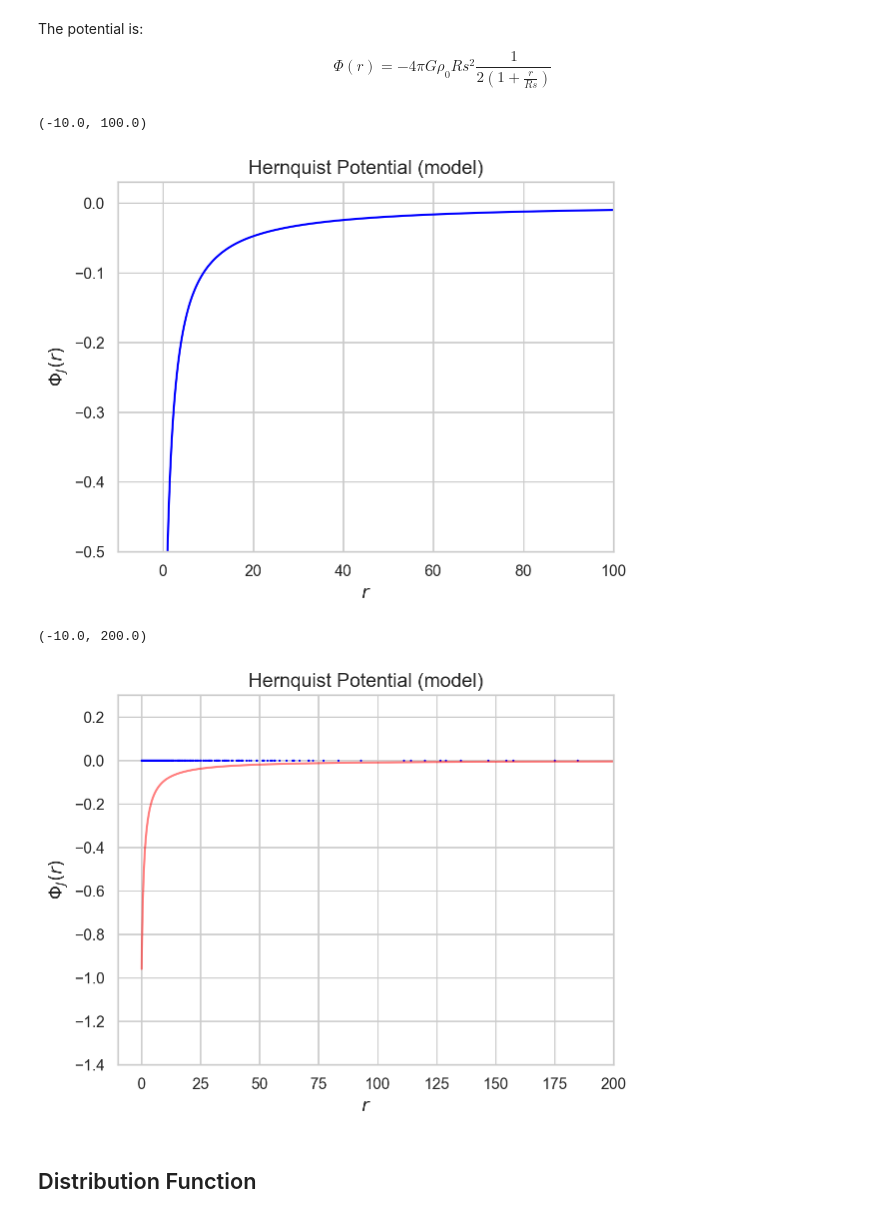
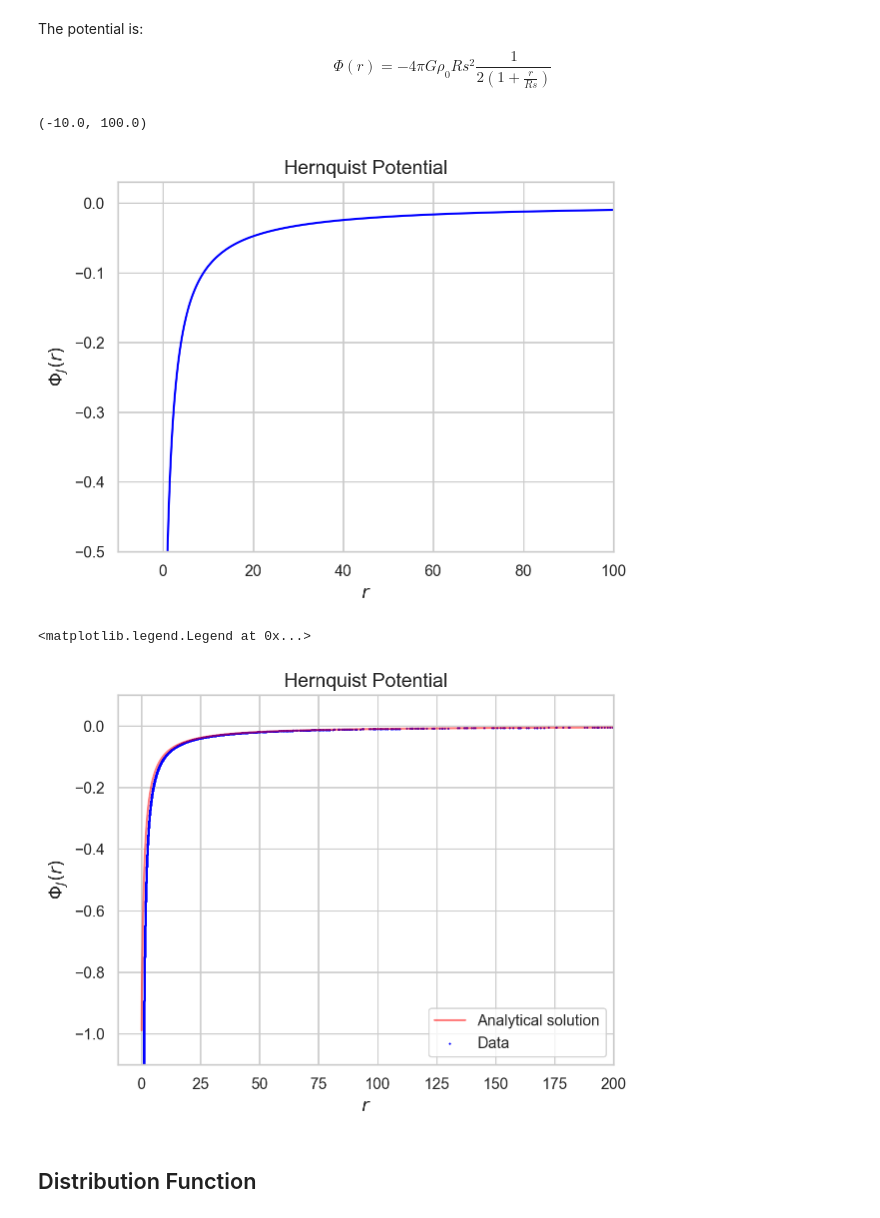
Before and after one commit to racheleguidettii/Galaxies-Dynamics, a Jupyter notebook: Hernquist.ipynb, the cells around one changed output. Cells and saved outputs as stored; diff of their text form; code cells hidden in the pictures.

```diff
--- a/Hernquist.ipynb
+++ b/Hernquist.ipynb
@@ -62,7 +62,7 @@ $$
     P(\theta) = \frac{1}{2} \left( 1 - \cos\theta \right).
 $$
 # %%
-N  = 1000   # number of particles
+N  = 10000  # number of particles
 M  = 1      # total mass of the system
 m  = M/N    # mass of the single particle
 Rs = 1      # scale radius
@@ -98,15 +98,15 @@ def inv_cumulative(P, Rs, N):
     return (Rs*np.sqrt(P))/(1 - np.sqrt(P))
 # %%
 # radii
-P_r   = np.random.uniform(0, 1, N)
+P_r   = np.random.uniform(0, 1, size=N)
 radii = inv_cumulative(P_r, Rs, N)
 
-# theta
-cdf_theta = uniform.rvs(size = N)
-theta     = np.arccos(1 - 2 * cdf_theta)
+# Theta
+cdf_theta = uniform.rvs(0, 1, size=N)  # cumulative function of thetas
+theta = np.arccos(1 - 2 * cdf_theta)
 
-# phi
-phi = uniform.rvs(0, 2 * np.pi, size = N)
+# Phi
+phi = uniform.rvs(0, 2 * np.pi, size=N)
 # %%
 def calculate_radius(r, percentage):
     # Calculation of the radius containing a certain percentage of particles.
@@ -246,7 +250,7 @@ $$
 $$
 # %%
 def H_potential(radii, Rs, rho_0):
-    return - 4 * np.pi * G * rho_0 * Rs**2 / (2 * (1 + radii/Rs))
+    return  -4 * np.pi * rho_0 * Rs**2 / (2 * (1 + radii/Rs))
 # %%
 sorted_radii = np.sort(radii)
 Psi          = H_potential(sorted_radii, Rs, rho_0)
@@ -261,4 +265,4 @@ plt.ylim(-0.5, 0.03)
 plt.xlim(-10, 100)
 # %% [output]
 (-10.0, 100.0)
-[figure, old version]
+[figure, new version]
@@ -286,19 +269,25 @@ Psi_check = grav_potential(x, y, z, M)
 # %%
+# checking if our particles follow the potential
+Psi_check = - M**2 / radii
+
+#########################################################àà
+
 sns.set(style="whitegrid")
 
-plt.plot(sorted_radii, (Psi), alpha=0.5, color='red', label="Analytical solution")
+plt.plot(sorted_radii, Psi, alpha=0.5, color='red', label="Analytical solution")
 
 plt.scatter(sorted_radii, np.sort(Psi_check), s = 0.3,alpha=1, color='blue', label="Data")
 
 
-plt.title('Hernquist Potential (model)', fontsize=14)
+plt.title('Hernquist Potential', fontsize=14)
 plt.xlabel(r'$r$', fontsize=13)
 plt.ylabel(r'$\Phi_J(r)$', fontsize=13)
-plt.ylim(-1.4, 0.3)
+plt.ylim(-1.1, 0.1)
 plt.xlim(-10, 200)
+plt.legend()
 # %% [output]
-(-10.0, 200.0)
+<matplotlib.legend.Legend at 0x...>
-[figure, old version]
+[figure, new version]
 # %% [markdown]
 ## Distribution Function
 # %% [markdown]
```
Also changed, not shown: parts of 29 cells of this notebook, 1 other file.
